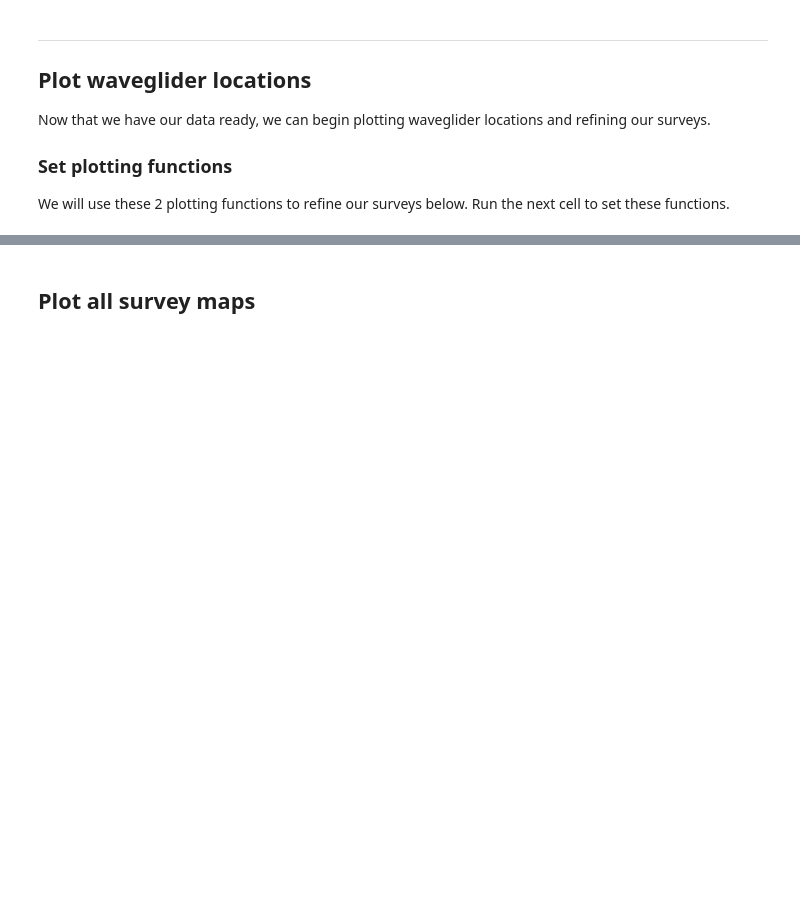
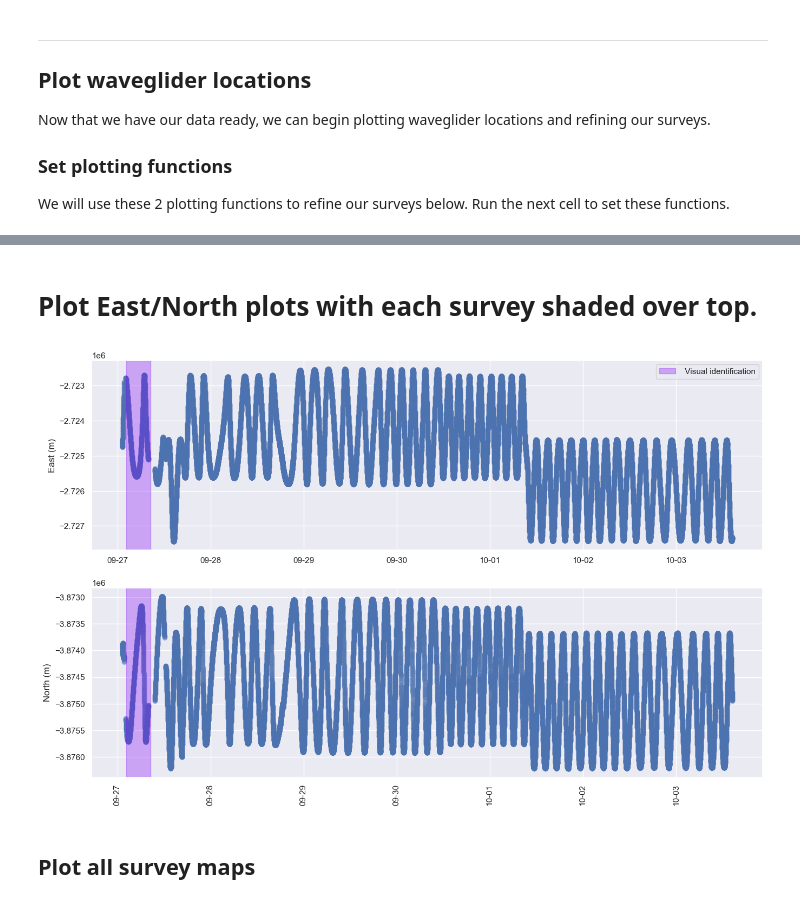
Before and after one commit to EarthScope/seafloor_geodesy_notebooks, a Jupyter notebook: notebooks/generate_survey_metadata.ipynb, the cells around one changed output, grey strips where cells are left out. Cells and saved outputs as stored; diff of their text form; code cells hidden in the pictures; blank space fills up the shorter version.

```diff
--- a/notebooks/generate_survey_metadata.ipynb
+++ b/notebooks/generate_survey_metadata.ipynb
@@ -289,0 +402,3 @@ plot_wg_position(shot_data_dataframe, f"{site}_{campaign_name}", "all", start, e
+# %%
+# ----------------------- Do not update code below -----------------------
+site_metadata.run_component(component_type=TopLevelSiteGroups.CAMPAIGNS, component_metadata=campaign, add_new=True)
@@ -325,0 +457,4 @@ plot_en(temp_df, surveys, save_as=f"{site}_{campaign_name}_surveys.png")
+# %%
+site_metadata.run_sub_component(component_type=TopLevelSiteGroups.CAMPAIGNS, component_name=campaign_name,
+                            sub_component_type=SubLevelSiteGroups.SURVEYS, sub_component_metadata=survey.__dict__,
+                            add_new=True)
@@ -326,3 +472,16 @@ plot_en(temp_df, surveys, save_as=f"{site}_{campaign_name}_surveys.png")
+# %% [markdown]
+# Plot East/North plots with each survey shaded over top.
+# %%
+surveys=[]
+for campaign in site_metadata.campaigns:
+    if campaign.name == campaign_name:
+        for survey in campaign.surveys:
+            surveys.append(survey)
+
+# Plot the surveys we have so far
+plot_en(temp_df, surveys, save_as=f"{plots_dir}/{site}_{campaign_name}_surveys.png")
+# %% [output]
+[figure, added]
 # %% [markdown]
 ## Plot all survey maps
 # %%
```
Also changed, not shown: parts of 30 cells of this notebook, 1 other file.
